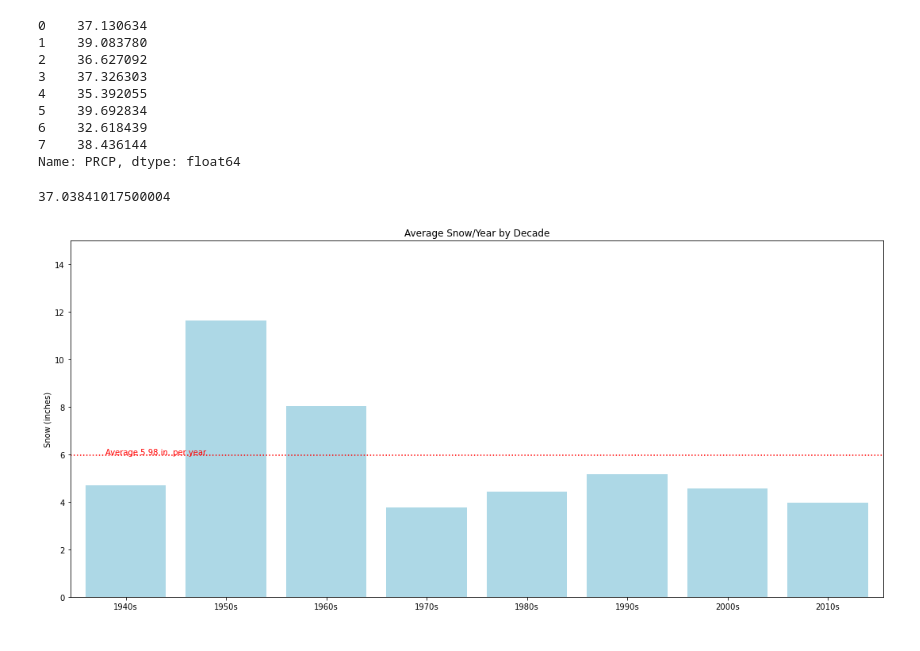
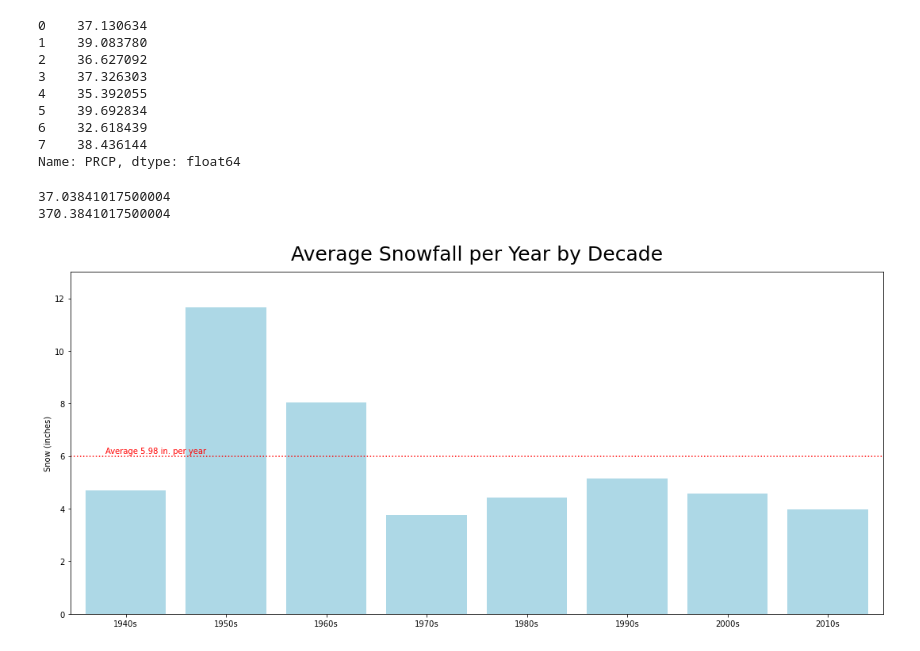
Before and after one commit to KristaJoy/PDXweather, a Jupyter notebook: pdx_weather.ipynb, the cells around one changed output. Drawn from its saved outputs; the diff is of its cells as text; code cells hidden in the pictures.

```diff
--- a/pdx_weather.ipynb
+++ b/pdx_weather.ipynb
@@ -361,39 +372,41 @@ print(rain)
 6    32.618439
 7    38.436144
 Name: PRCP, dtype: float64
-# %%
-print(rain.mean())
-# %% [output]
-37.03841017500004
+# %%
+print(prcp_df['PRCP'].sum()/80)
+print(prcp_df['PRCP'].mean())
+# %% [output]
+37.03841017500004
+370.3841017500004
 # %%
 # One way to set the length of the x axis
 x_axis = np.arange(len(prcp_df))
 
 # Space out the graphic
 plt.figure(figsize=(15,7))
 
 # Create bar x y inputs
 decade = prcp_df['DEC']
 # Calculate average rain per year for that decade
-rain = (prcp_df['SNOW']/10)
-plt.bar(decade, rain, color='lightblue', align="center")
+snow = (prcp_df['SNOW']/10)
+plt.bar(decade, snow, color='lightblue', align="center")
 
 tick_locations = [value for value in x_axis]
 plt.xticks(tick_locations, decade)
 
 # Labeling
-plt.title('Average Snow/Year by Decade')
+plt.title('Average Snowfall per Year by Decade', fontsize=25, pad=15)
 plt.ylabel('Snow (inches)')
 
 # Plot average rain as a line using the sum of total rain divided by 80 years
 avg_snow = weather_data['SNOW'].sum()/80
 plt.axhline(y=avg_snow, color='red', ls='dotted')
-plt.annotate(f"Average {round(avg_snow, 2)} in. per year", (-.2,6), color='red')
+plt.annotate(f"Average {round(avg_snow, 2)} in. per year", (-.2,6.1), color='red')
 
 # Sizing
-plt.ylim(0,15)
+plt.ylim(0,13)
 plt.xlim(-.55,len(decade)-.45)
 plt.tight_layout()
 plt.show()
 # %% [output]
-[figure, old version]
+[figure, new version]
```
Also changed, not shown: parts of 4 cells of this notebook.
